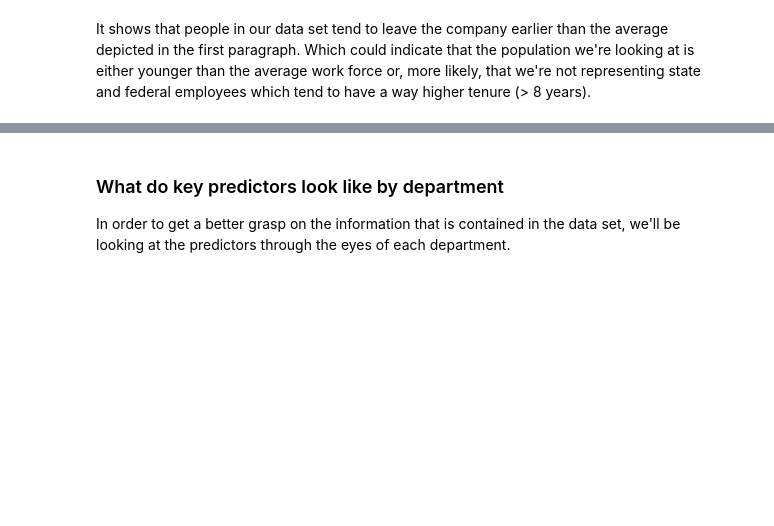
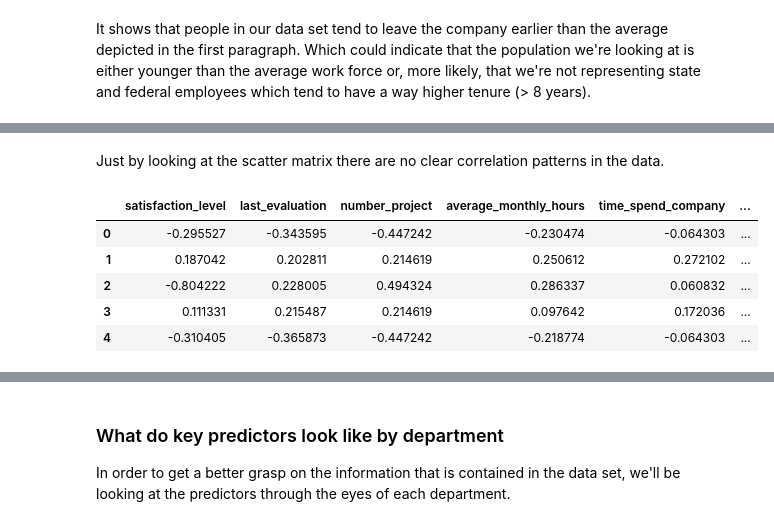
Before and after one commit to andirs/hr_predict, a Jupyter notebook: Human Resource Prediction.ipynb, the cells around one changed output, grey strips where cells are left out. Drawn from its saved outputs; the diff is of its cells as text; code cells hidden in the pictures; blank space fills up the shorter version.

```diff
--- a/Human Resource Prediction.ipynb
+++ b/Human Resource Prediction.ipynb
@@ -198,0 +238,23 @@ It shows that people in our data set tend to leave the company earlier than the
+# %% [markdown]
+Just by looking at the scatter matrix there are no clear correlation patterns in the data.
+# %%
+
+# Unsupervised learning, to cluster employees into categories
+import numpy as np
+norm_data = hr_data[[0,1,2,3,4,5,6,7]]
+#log_data = np.where(log_data>0, np.log(log_data), 0)
+# Problem: /Users/andirs/anaconda2/lib/python2.7/site-packages/ipykernel/__main__.py:5:
+#   RuntimeWarning: divide by zero encountered in log
+#log_data
+norm_data = (norm_data - norm_data.mean()) / (norm_data.max() - norm_data.min())
+norm_data = norm_data + 1
+
+norm_data = np.log(norm_data)
+norm_data.head()
+# %% [output]
+|  | satisfaction_level | last_evaluation | number_project | average_monthly_hours | time_spend_company | ... |
+| 0 | -0.295527 | -0.343595 | -0.447242 | -0.230474 | -0.064303 | ... |
+| 1 | 0.187042 | 0.202811 | 0.214619 | 0.250612 | 0.272102 | ... |
+| 2 | -0.804222 | 0.228005 | 0.494324 | 0.286337 | 0.060832 | ... |
+| 3 | 0.111331 | 0.215487 | 0.214619 | 0.097642 | 0.172036 | ... |
+| 4 | -0.310405 | -0.365873 | -0.447242 | -0.218774 | -0.064303 | ... |
```
Also changed, not shown: parts of 16 cells of this notebook.
